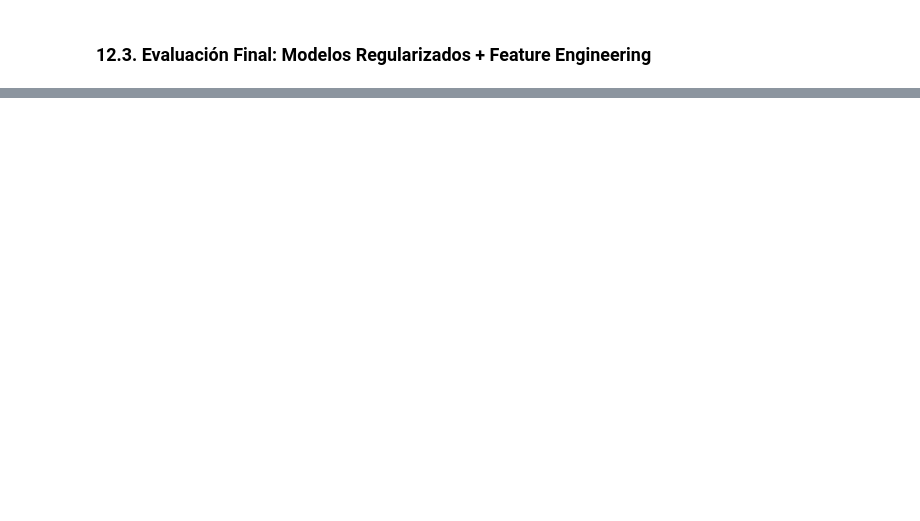
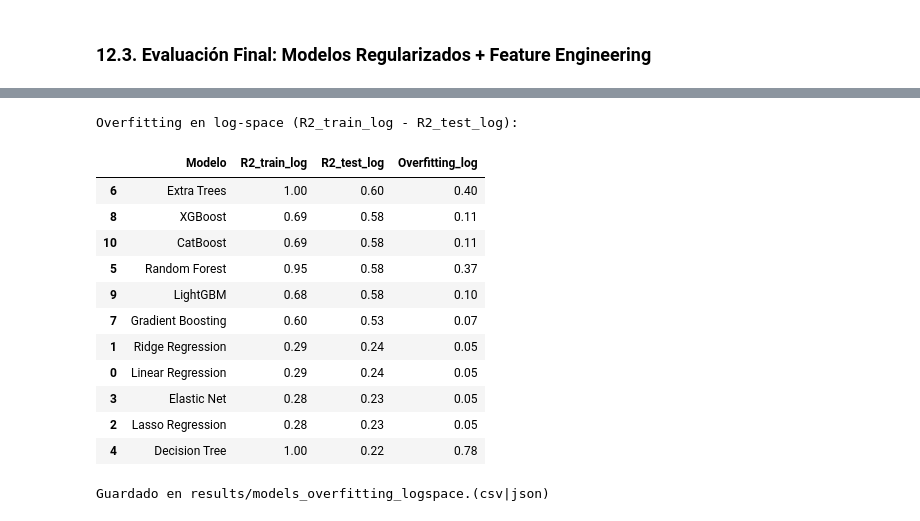
Before and after one commit to Henao13/Data-SciencePI, a Jupyter notebook: eda_incial (1).ipynb, the cells around one changed output, grey strips where cells are left out. Cells and saved outputs as stored; diff of their text form; code cells hidden in the pictures; blank space fills up the shorter version.

```diff
--- a/eda_incial (1).ipynb
+++ b/eda_incial (1).ipynb
@@ -2822,0 +2501,19 @@ print(conclusions)
+# %%
+# 13.5 Permutation importance sobre el test holdout (mejor modelo)
+# Usamos `best_et` si está disponible, si no usamos `et` reentrenado
+model_for_perm = globals().get('best_et', None)
+if model_for_perm is None:
+    model_for_perm = et
+    # asegurarnos de que esté entrenado
+    if not hasattr(model_for_perm, 'feature_importances_'):
+        model_for_perm.fit(X_train_c, y_train_c)
+
+print('Calculando permutation importance (n_repeats=10) ...')
+perm = permutation_importance(model_for_perm, X_test_c, y_test_c, n_repeats=10, random_state=RANDOM_SEED, n_jobs=-1)
+imp_df = pd.DataFrame({'feature': X_test_c.columns, 'importance_mean': perm.importances_mean, 'importance_std': perm.importances_std})
+imp_df = imp_df.sort_values('importance_mean', ascending=False).reset_index(drop=True)
+# Guardar top 30
+imp_df.head(30).to_csv('outputs/permutation_importances_top30.csv', index=False)
+print('Permutation importances guardadas en outputs/permutation_importances_top30.csv')
+# Mostrar top 10
+display(imp_df.head(10))
@@ -2822,0 +2773,60 @@ print(conclusions)
+# %%
+# 13.8 Cálculo de Overfitting en log-space (R²_train_log - R²_test_log)
+models_log_for_overfit = {
+    'Linear Regression': LinearRegression(),
+    'Ridge Regression': Ridge(alpha=1.0),
+    'Lasso Regression': Lasso(alpha=0.1),
+    'Elastic Net': ElasticNet(alpha=0.1, l1_ratio=0.5, random_state=RANDOM_SEED),
+    'Decision Tree': DecisionTreeRegressor(random_state=RANDOM_SEED),
+    'Random Forest': RandomForestRegressor(n_estimators=100, random_state=RANDOM_SEED, n_jobs=-1),
+    'Extra Trees': ExtraTreesRegressor(n_estimators=100, random_state=RANDOM_SEED, n_jobs=-1),
+    'Gradient Boosting': GradientBoostingRegressor(n_estimators=100, random_state=RANDOM_SEED),
+    'XGBoost': XGBRegressor(n_estimators=100, learning_rate=0.1, random_state=RANDOM_SEED, verbosity=0),
+    'LightGBM': LGBMRegressor(n_estimators=100, random_state=RANDOM_SEED, verbose=-1),
+    'CatBoost': CatBoostRegressor(iterations=100, verbose=0, random_state=RANDOM_SEED),
+}
+
+from sklearn.metrics import r2_score
+
+rows = []
+for name, model in models_log_for_overfit.items():
+    try:
+        model.fit(X_train_c, y_train_log)
+        y_train_pred_log = model.predict(X_train_c)
+        y_test_pred_log = model.predict(X_test_c)
+        r2_train_log = r2_score(y_train_log, y_train_pred_log)
+        r2_test_log = r2_score(y_test_log, y_test_pred_log)
+        overfit_log = r2_train_log - r2_test_log
+        rows.append({
+            'Modelo': name,
+            'R2_train_log': float(r2_train_log),
+            'R2_test_log': float(r2_test_log),
+            'Overfitting_log': float(overfit_log)
+        })
+    except Exception as e:
+        rows.append({'Modelo': name, 'R2_train_log': None, 'R2_test_log': None, 'Overfitting_log': None})
+
+df_overfit_log = pd.DataFrame(rows).sort_values('R2_test_log', ascending=False)
+print('Overfitting en log-space (R2_train_log - R2_test_log):')
+display(df_overfit_log)
+
+# Guardar
+df_overfit_log.to_csv('results/models_overfitting_logspace.csv', index=False)
+with open('results/models_overfitting_logspace.json', 'w') as f:
+    json.dump(df_overfit_log.to_dict(orient='records'), f, indent=2)
+print('Guardado en results/models_overfitting_logspace.(csv|json)')
+# %% [output]
+Overfitting en log-space (R2_train_log - R2_test_log):
+|  | Modelo | R2_train_log | R2_test_log | Overfitting_log |
+| 6 | Extra Trees | 1.00 | 0.60 | 0.40 |
+| 8 | XGBoost | 0.69 | 0.58 | 0.11 |
+| 10 | CatBoost | 0.69 | 0.58 | 0.11 |
+| 5 | Random Forest | 0.95 | 0.58 | 0.37 |
+| 9 | LightGBM | 0.68 | 0.58 | 0.10 |
+| 7 | Gradient Boosting | 0.60 | 0.53 | 0.07 |
+| 1 | Ridge Regression | 0.29 | 0.24 | 0.05 |
+| 0 | Linear Regression | 0.29 | 0.24 | 0.05 |
+| 3 | Elastic Net | 0.28 | 0.23 | 0.05 |
+| 2 | Lasso Regression | 0.28 | 0.23 | 0.05 |
+| 4 | Decision Tree | 1.00 | 0.22 | 0.78 |
+Guardado en results/models_overfitting_logspace.(csv|json)
```
Also changed, not shown: parts of 16 cells of this notebook, 17 other files.
